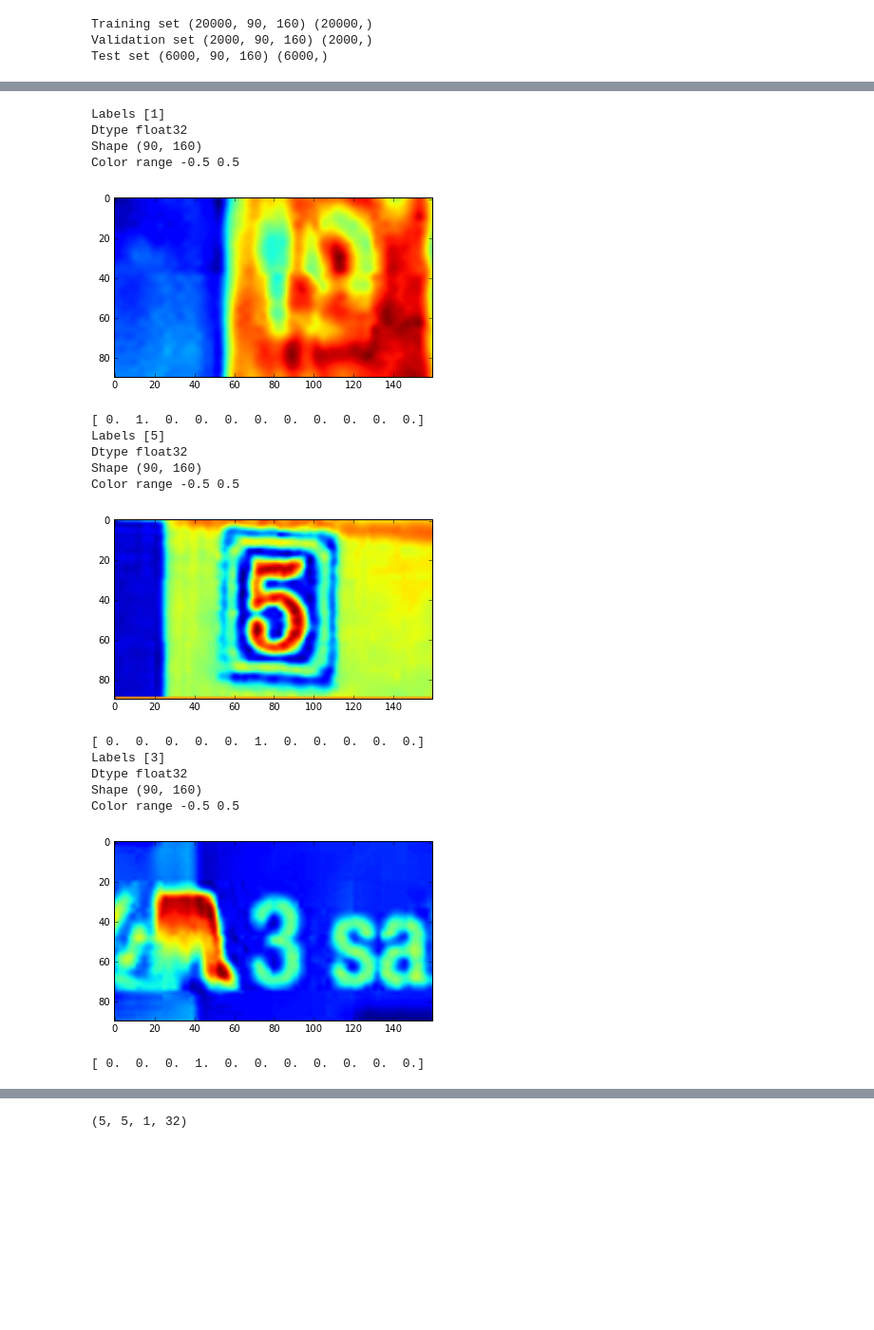
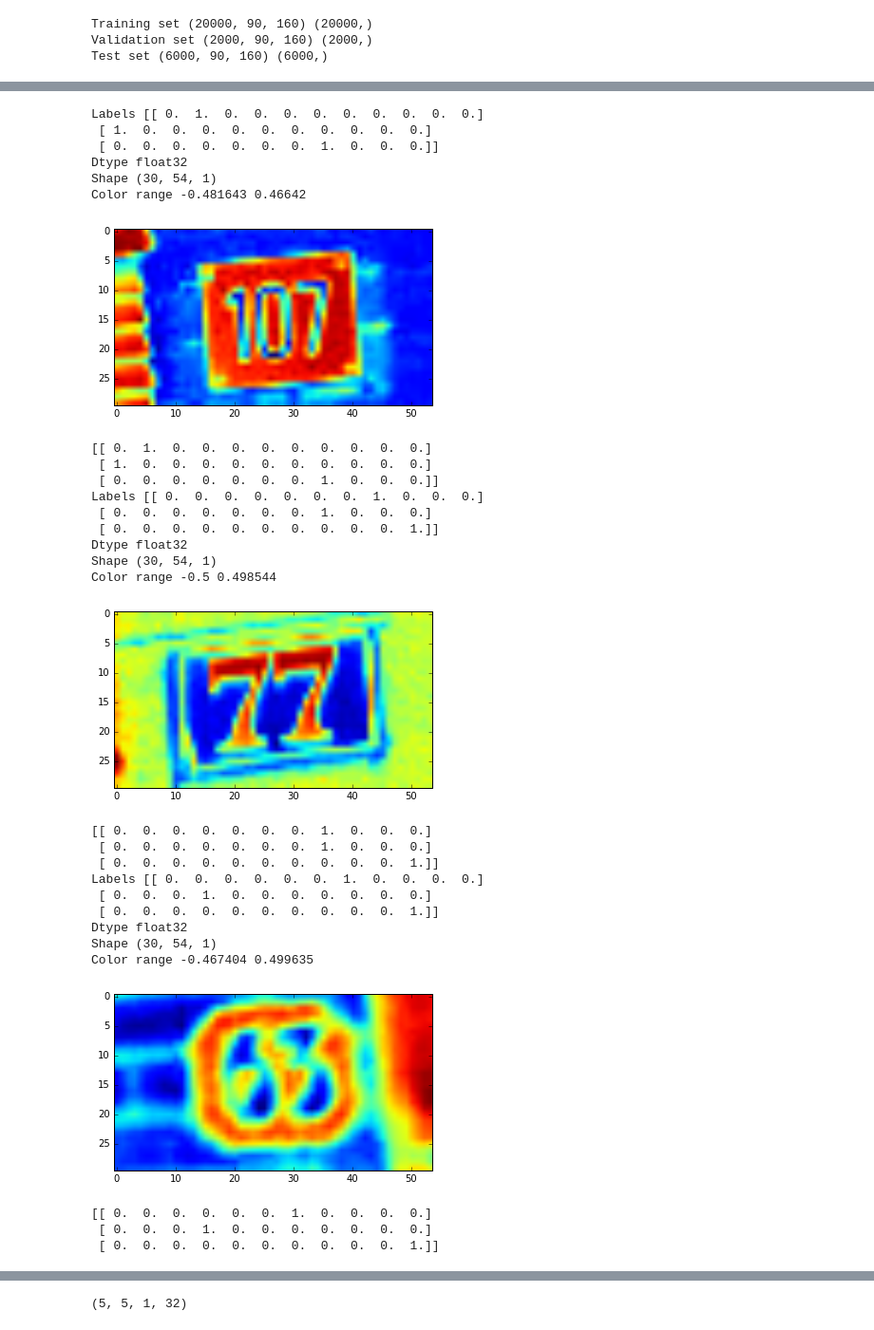
Before and after one commit to bvstillwell/udacity-mlnd-capstone, a Jupyter notebook: p5_deep/11 - Multi digit.ipynb, the cells around one changed output, grey strips where cells are left out. Shown: that part at 95% size. Saved outputs shown, nothing was run; the diff lists cells and outputs as text; code cells hidden in the pictures; blank space fills up the shorter version.

Commit message:
:dragon_face::fire::fire:Shrink images further

```diff
--- a/p5_deep/11 - Multi digit.ipynb
+++ b/p5_deep/11 - Multi digit.ipynb
@@ -36,7 +36,7 @@ Validation set (2000, 90, 160) (2000,)
 Test set (6000, 90, 160) (6000,)
 # %%
 # Lets only train on pics with n digits
-num_digits = 1
+num_digits = 3
 
 keep = [i for i, label in enumerate(tmp_train_labels) if len(label) <= num_digits]
 tmp_train_dataset = tmp_train_dataset[keep]
@@ -60,10 +60,18 @@ Test set (938, 90, 160) (938,)
+# %%
+shrink_by = 3
+tmp_train_dataset = tmp_train_dataset[:, ::shrink_by, ::shrink_by]
+tmp_valid_dataset = tmp_valid_dataset[:, ::shrink_by, ::shrink_by]
+tmp_test_dataset = tmp_test_dataset[:, ::shrink_by, ::shrink_by]
 # %%
 def show_image(img, label):
     print("Labels", label)
     print("Dtype", img.dtype)
     print("Shape", img.shape)
     print("Color range", np.min(img), np.max(img))
-    plt.imshow(img)
+    if len(img.shape) > 2:
+        plt.imshow(np.reshape(img, img.shape[:2]))
+    else:
+        plt.imshow(img)
     plt.show()
 
 def show_images(imgs, labels, num=3):
@@ -118,26 +126,38 @@ Test set (938, 90, 160, 1) (938, 11)
 # %%
-for i in np.random.choice(range(tmp_train_labels.shape[0]), 3):
-    show_image(tmp_train_dataset[i], tmp_train_labels[i])
+for i in np.random.choice(range(train_labels.shape[0]), 3):
+    show_image(train_dataset[i], train_labels[i])
     print(train_labels[i])
 # %% [output]
-Labels [1]
+Labels [[ 0.  1.  0.  0.  0.  0.  0.  0.  0.  0.  0.]
+ [ 1.  0.  0.  0.  0.  0.  0.  0.  0.  0.  0.]
+ [ 0.  0.  0.  0.  0.  0.  0.  1.  0.  0.  0.]]
 Dtype float32
-Shape (90, 160)
-Color range -0.5 0.5
+Shape (30, 54, 1)
+Color range -0.481643 0.46642
-[figure, old version]
+[figure, new version]
-[ 0.  1.  0.  0.  0.  0.  0.  0.  0.  0.  0.]
-Labels [5]
+[[ 0.  1.  0.  0.  0.  0.  0.  0.  0.  0.  0.]
+ [ 1.  0.  0.  0.  0.  0.  0.  0.  0.  0.  0.]
+ [ 0.  0.  0.  0.  0.  0.  0.  1.  0.  0.  0.]]
+Labels [[ 0.  0.  0.  0.  0.  0.  0.  1.  0.  0.  0.]
+ [ 0.  0.  0.  0.  0.  0.  0.  1.  0.  0.  0.]
+ [ 0.  0.  0.  0.  0.  0.  0.  0.  0.  0.  1.]]
 Dtype float32
-Shape (90, 160)
-Color range -0.5 0.5
+Shape (30, 54, 1)
+Color range -0.5 0.498544
-[figure, old version]
+[figure, new version]
-[ 0.  0.  0.  0.  0.  1.  0.  0.  0.  0.  0.]
-Labels [3]
+[[ 0.  0.  0.  0.  0.  0.  0.  1.  0.  0.  0.]
+ [ 0.  0.  0.  0.  0.  0.  0.  1.  0.  0.  0.]
+ [ 0.  0.  0.  0.  0.  0.  0.  0.  0.  0.  1.]]
+Labels [[ 0.  0.  0.  0.  0.  0.  1.  0.  0.  0.  0.]
+ [ 0.  0.  0.  1.  0.  0.  0.  0.  0.  0.  0.]
+ [ 0.  0.  0.  0.  0.  0.  0.  0.  0.  0.  1.]]
 Dtype float32
-Shape (90, 160)
-Color range -0.5 0.5
+Shape (30, 54, 1)
+Color range -0.467404 0.499635
-[figure, old version]
+[figure, new version]
-[ 0.  0.  0.  1.  0.  0.  0.  0.  0.  0.  0.]
+[[ 0.  0.  0.  0.  0.  0.  1.  0.  0.  0.  0.]
+ [ 0.  0.  0.  1.  0.  0.  0.  0.  0.  0.  0.]
+ [ 0.  0.  0.  0.  0.  0.  0.  0.  0.  0.  1.]]
 # %%
 # Clean up after ourselves
 %reset_selective -f tmp_.*
```
Also changed, not shown: parts of 5 cells of this notebook.
